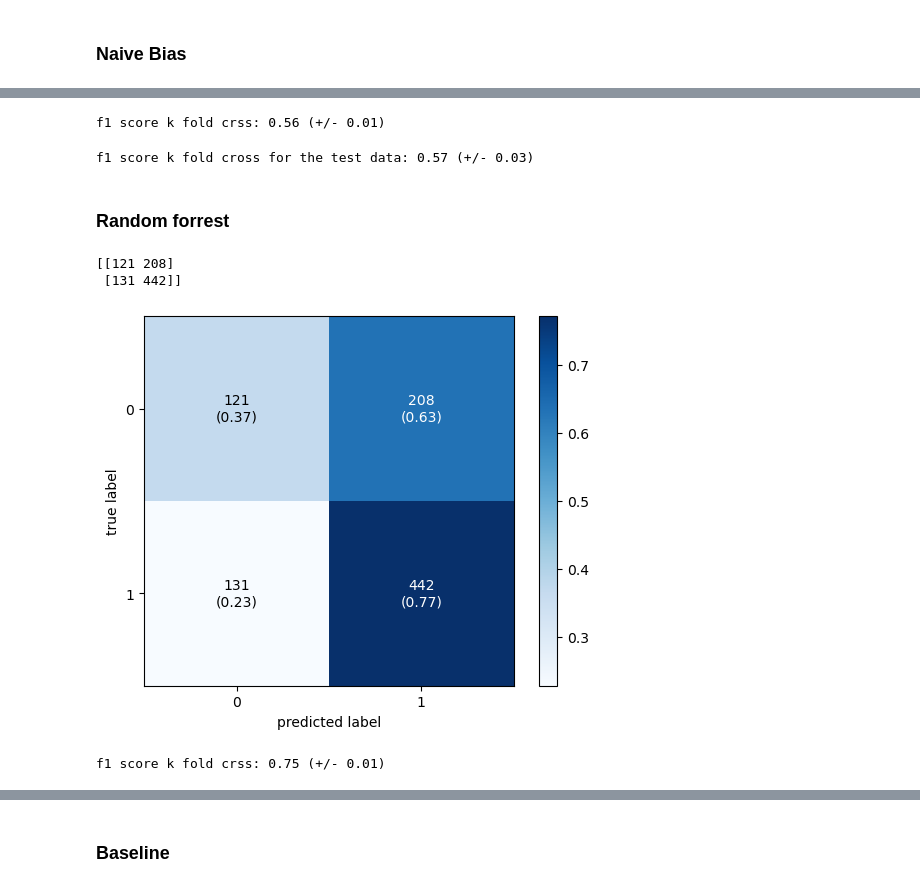
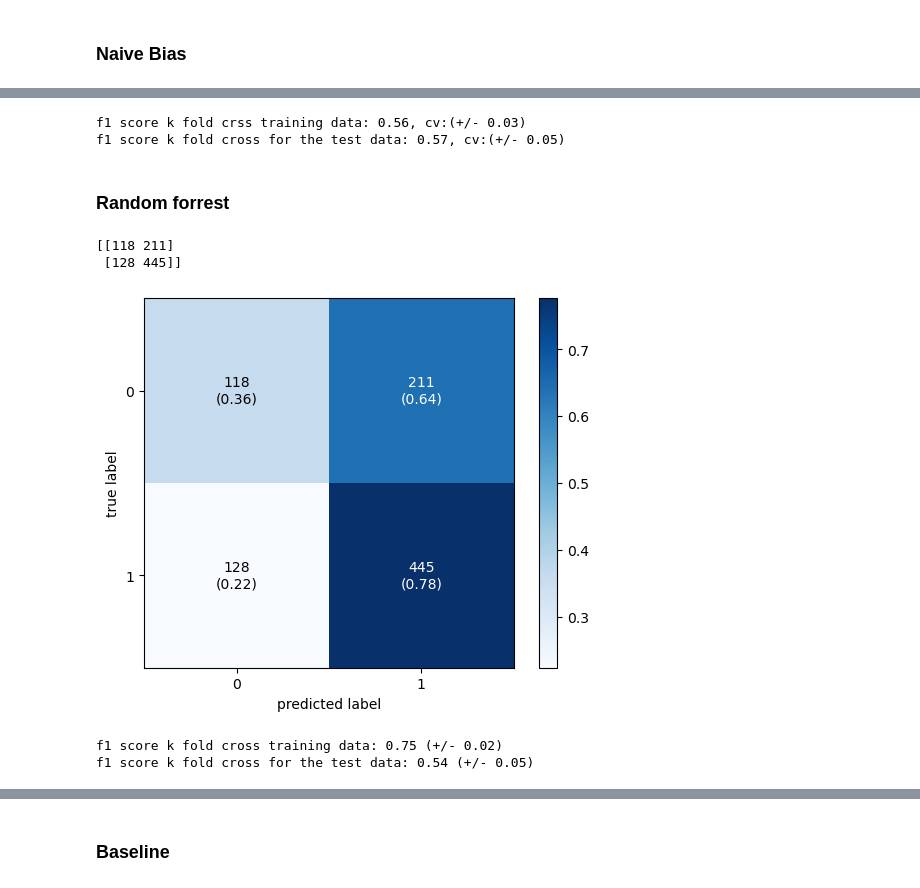
Before and after one commit to BarresHamersS/Fake_News_Classification, a Jupyter notebook: Notebooks/classification.ipynb, the cells around one changed output, grey strips where cells are left out. Drawn from its saved outputs; the diff is of its cells as text; code cells hidden in the pictures.

```diff
--- a/Notebooks/classification.ipynb
+++ b/Notebooks/classification.ipynb
@@ -113,8 +108,12 @@ Label: 1(False), counts:2260
 ### Naive Bias
 # %%
 from sklearn.naive_bayes import GaussianNB
-model = GaussianNB()
-model.fit(X_train_res_scaled, y_train_resampled)
-y_pred = model.predict(X_test_scaled)
+nb_model = GaussianNB()
+model.fit(X_train_resampled, y_train_resampled)
+y_pred = model.predict(X_test)
 accuracy = accuracy_score(y_test, y_pred)
-cm =confusion_matrix(y_test, y_pred)
+cm_NB =confusion_matrix(y_test, y_pred)
+fig, ax = plot_confusion_matrix(conf_mat=cm_NB,
+                                show_absolute=True,
+                                show_normed=True,
+                                colorbar=True)
@@ -121,55 +122,46 @@ cm =confusion_matrix(y_test, y_pred)
 # %%
-# Set up the k-fold cross-validation
-kfold = KFold(n_splits=5, shuffle=True, random_state=42)
+# Train
+scores_NB_train = cross_val_score(nb_model, X_train_resampled, y_train_resampled, cv=kfold_train, scoring='f1_macro')
+print("f1 score k fold crss training data: %0.2f, cv:(+/- %0.2f)" % (scores_NB_train.mean(),
+                                                            (scores_NB_train.std()/scores_NB_train.mean())))
 
-# Use the cross_val_score function to calculate the accuracy scores for each fold
-scores = cross_val_score(model, X_train_res_scaled, y_train_resampled, cv=kfold, scoring='f1_macro')
-
-
-print("f1 score k fold crss training data: %0.2f (+/- %0.2f)" % (scores.mean(), scores.std()))
+# Test
+scores_NB_test = cross_val_score(nb_model, X_test, y_test, cv=kfold_test, scoring=scorer)
+print("f1 score k fold cross for the test data: %0.2f, cv:(+/- %0.2f)" % (scores_NB_test.mean(),
+                                                            (scores_NB_test.std()/scores_NB_test.mean())))
 # %% [output]
-f1 score k fold crss: 0.56 (+/- 0.01)
+f1 score k fold crss training data: 0.56, cv:(+/- 0.03)
+f1 score k fold cross for the test data: 0.57, cv:(+/- 0.05)
-# %%
-from sklearn.metrics import make_scorer
-from sklearn.metrics import f1_score
-
-# Define a scorer with f1 macro
-scorer = make_scorer(f1_score, average='macro')
-
-# Perform cross validation
-scores = cross_val_score(model, X_test, y_test, cv=kfold, scoring=scorer)
-
-print("f1 score k fold cross for the test data: %0.2f (+/- %0.2f)" % (scores.mean(), scores.std()))
-# %% [output]
-f1 score k fold cross for the test data: 0.57 (+/- 0.03)
 # %% [markdown]
 ### Random forrest
 # %%
 clf = RandomForestClassifier(n_estimators=100, random_state=42)
-clf.fit(X_train_res_scaled, y_train_resampled)
-y_pred = clf.predict(X_test_scaled)
-
-accuracy = accuracy_score(y_test, y_pred)
+clf.fit(X_train_resampled, y_train_resampled)
+y_pred = clf.predict(X_test)
 
 
-
-cm_2 =confusion_matrix(y_test, y_pred)
-fig, ax = plot_confusion_matrix(conf_mat=cm_2,
+cm_RF =confusion_matrix(y_test, y_pred)
+fig, ax = plot_confusion_matrix(conf_mat=cm_RF,
                                 show_absolute=True,
                                 show_normed=True,
                                 colorbar=True)
 
 # improved from 51% to 55%
-print(cm_2)
+print(cm_RF)
 # %% [output]
-[[121 208]
- [131 442]]
+[[118 211]
+ [128 445]]
-[figure, old version]
+[figure, new version]
 # %%
-kfold = KFold(n_splits=5, shuffle=True, random_state=42)
+# Train
+scores_RF_train = cross_val_score(clf, X_train_resampled, y_train_resampled, cv=kfold_train, scoring='f1_macro')
+print("f1 score k fold cross training data: %0.2f (+/- %0.2f)" % (scores_RF_train.mean(),
+                                                            (scores_RF_train.std()/scores_RF_train.mean())))
 
-scores = cross_val_score(clf, X_train_res_scaled, y_train_resampled, cv=kfold, scoring='f1_macro')
-
-print("f1 score k fold cross training data: %0.2f (+/- %0.2f)" % (scores.mean(), scores.std()))
+#Test
+scores_RF_test = cross_val_score(clf, X_test, y_test, cv=kfold_test, scoring=scorer)
+print("f1 score k fold cross for the test data: %0.2f (+/- %0.2f)" % (scores_RF_test.mean(),
+                                                            (scores_RF_test.std()/scores_RF_test.mean())))
 # %% [output]
-f1 score k fold crss: 0.75 (+/- 0.01)
+f1 score k fold cross training data: 0.75 (+/- 0.02)
+f1 score k fold cross for the test data: 0.54 (+/- 0.05)
```
Also changed, not shown: parts of 20 cells of this notebook, 8 other files.
